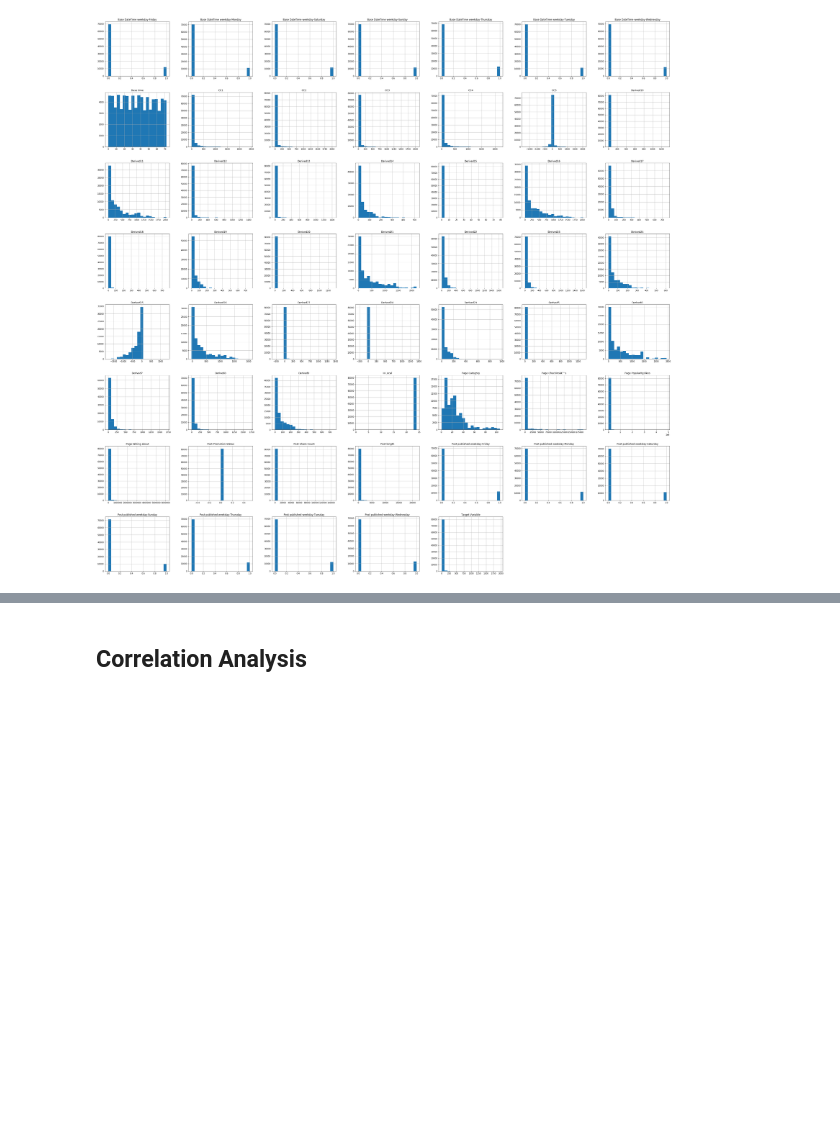
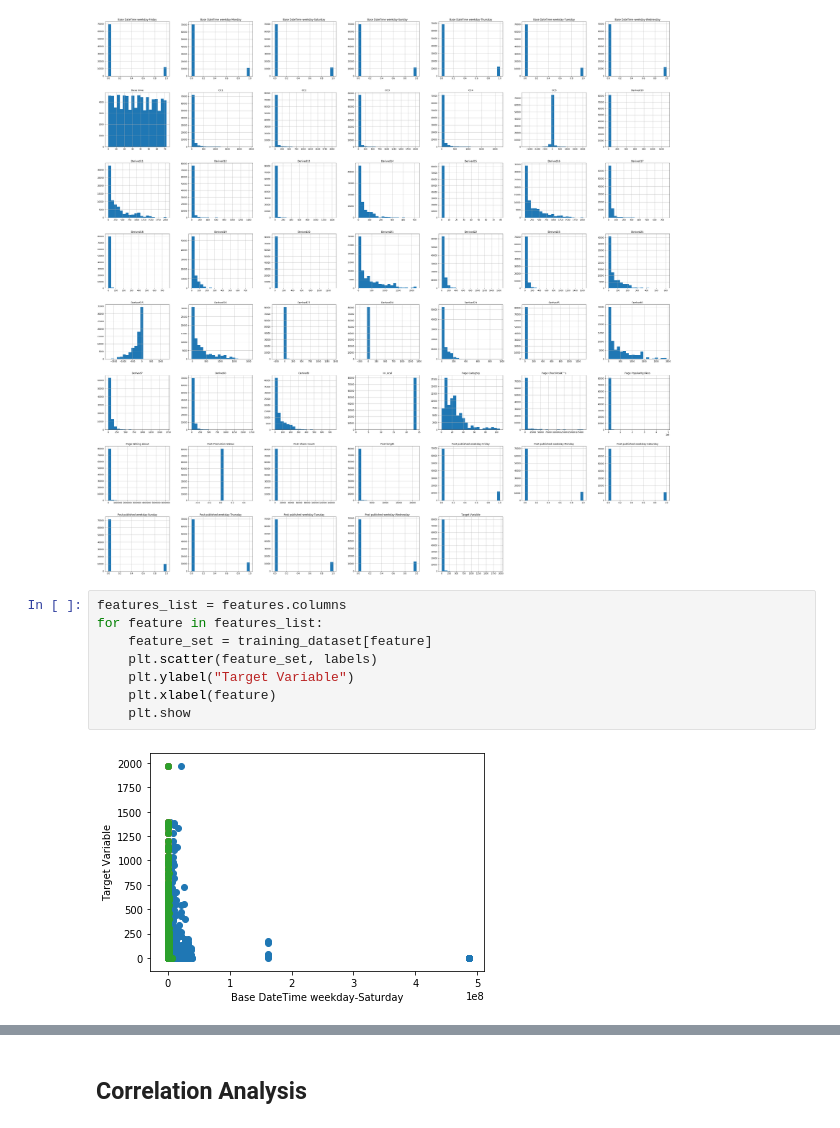
Before and after one commit to prachi2023/CS3244-Machine-Learning, a Jupyter notebook: Project/Dataset Analysis.ipynb, the cells around one changed output, grey strips where cells are left out. Cells and saved outputs as stored; diff of their text form; blank space fills up the shorter version.

Commit message:
Bivariate scatterplots against target variable and outlier detection

```diff
--- a/Project/Dataset Analysis.ipynb
+++ b/Project/Dataset Analysis.ipynb
@@ -207,3 +207,13 @@ training_dataset.hist(bins=20, figsize=(50, 50))
 plt.show()
 # %% [output]
 [figure]
+# %%
+features_list = features.columns
+for feature in features_list:
+    feature_set = training_dataset[feature]
+    plt.scatter(feature_set, labels)
+    plt.ylabel("Target Variable")
+    plt.xlabel(feature)
+    plt.show
+# %% [output]
+[figure, added]
```
Also changed, not shown: parts of 9 cells of this notebook.
